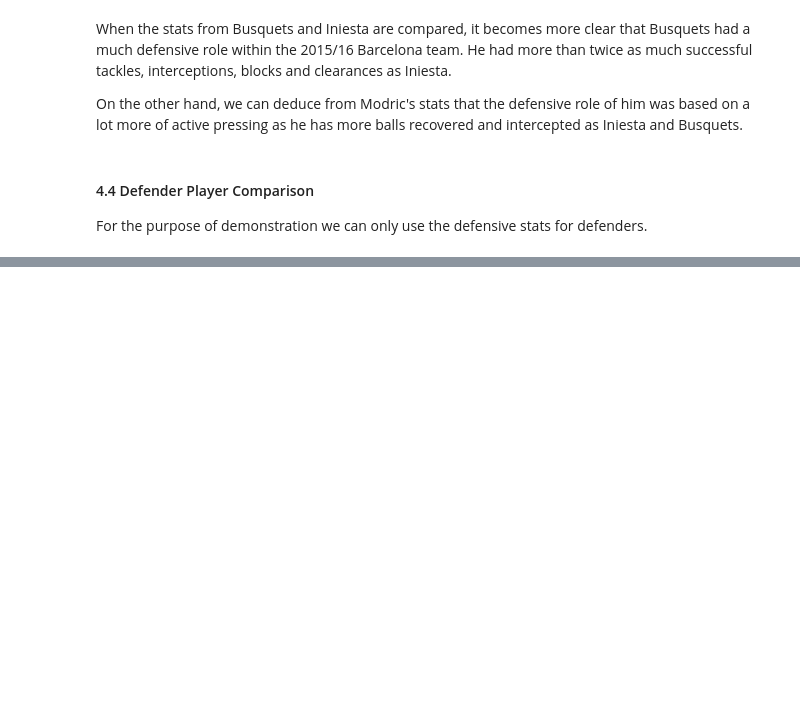
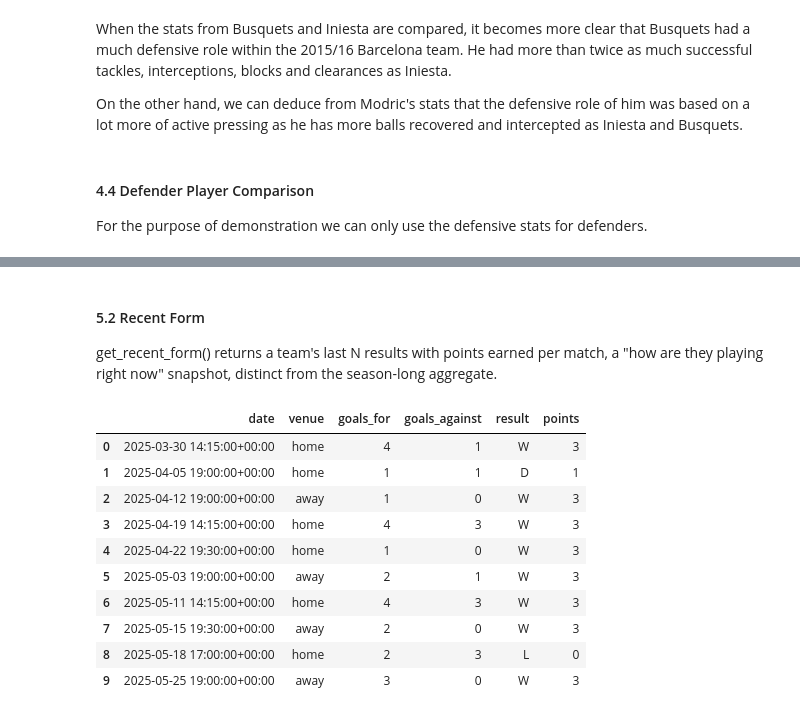
Before and after one commit to leventdusunceli/football_analytics, a Jupyter notebook: notebooks/football_analytics_demo.ipynb, the cells around one changed output, grey strips where cells are left out. Drawn from its saved outputs; the diff is of its cells as text; code cells hidden in the pictures; blank space fills up the shorter version.

```diff
--- a/notebooks/football_analytics_demo.ipynb
+++ b/notebooks/football_analytics_demo.ipynb
@@ -621,0 +674,19 @@ For the purpose of demonstration we can only use the defensive stats for defende
+# %% [markdown]
+#### 5.2 Recent Form
+
+get_recent_form() returns a team's last N results with points earned per match, a "how are they playing right now" snapshot, distinct from the season-long aggregate.
+# %%
+recent_form = get_recent_form(raw_matches, team=TEAM,last_n=10)
+recent_form
+# %% [output]
+|  | date | venue | goals_for | goals_against | result | points |
+| 0 | 2025-03-30 14:15:00+00:00 | home | 4 | 1 | W | 3 |
+| 1 | 2025-04-05 19:00:00+00:00 | home | 1 | 1 | D | 1 |
+| 2 | 2025-04-12 19:00:00+00:00 | away | 1 | 0 | W | 3 |
+| 3 | 2025-04-19 14:15:00+00:00 | home | 4 | 3 | W | 3 |
+| 4 | 2025-04-22 19:30:00+00:00 | home | 1 | 0 | W | 3 |
+| 5 | 2025-05-03 19:00:00+00:00 | away | 2 | 1 | W | 3 |
+| 6 | 2025-05-11 14:15:00+00:00 | home | 4 | 3 | W | 3 |
+| 7 | 2025-05-15 19:30:00+00:00 | away | 2 | 0 | W | 3 |
+| 8 | 2025-05-18 17:00:00+00:00 | home | 2 | 3 | L | 0 |
+| 9 | 2025-05-25 19:00:00+00:00 | away | 3 | 0 | W | 3 |
```
Also changed, not shown: parts of 21 cells of this notebook, 1 other file.
